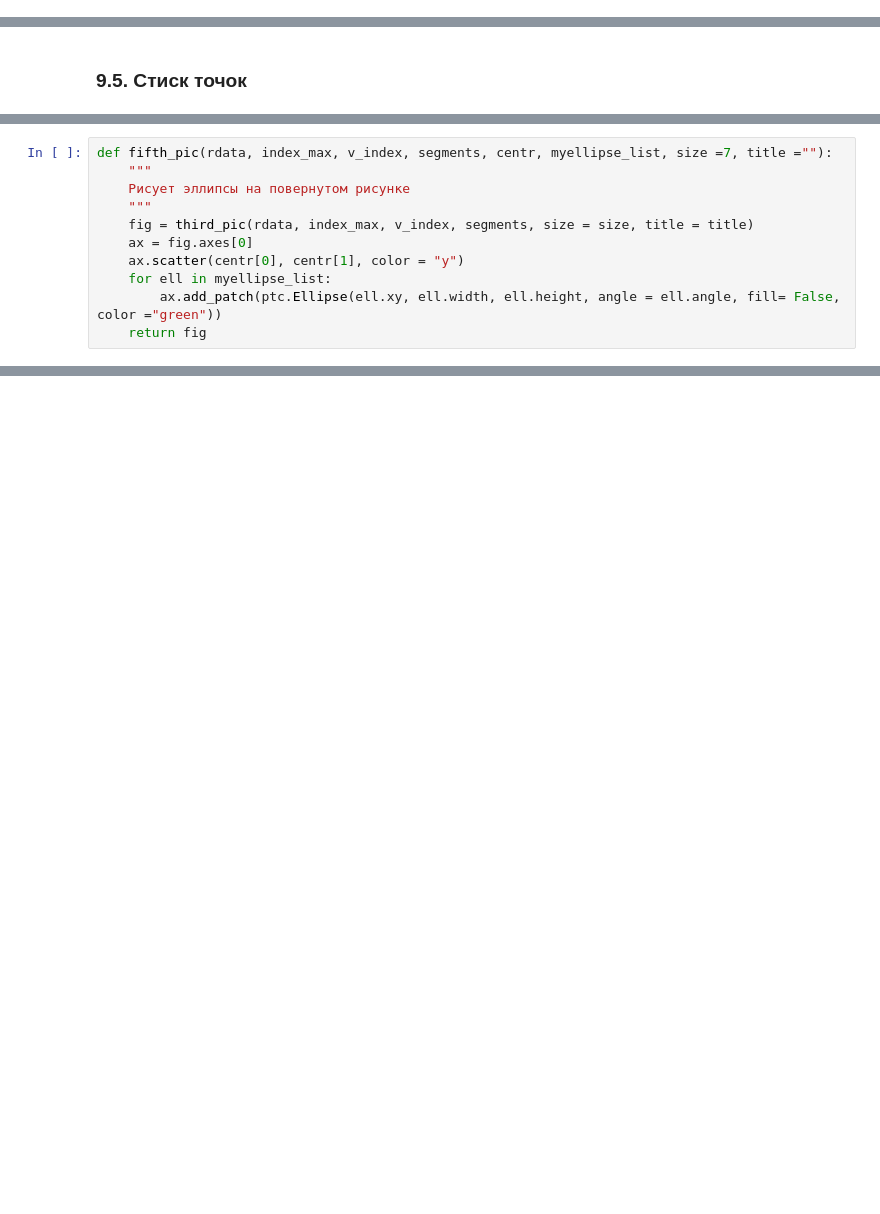
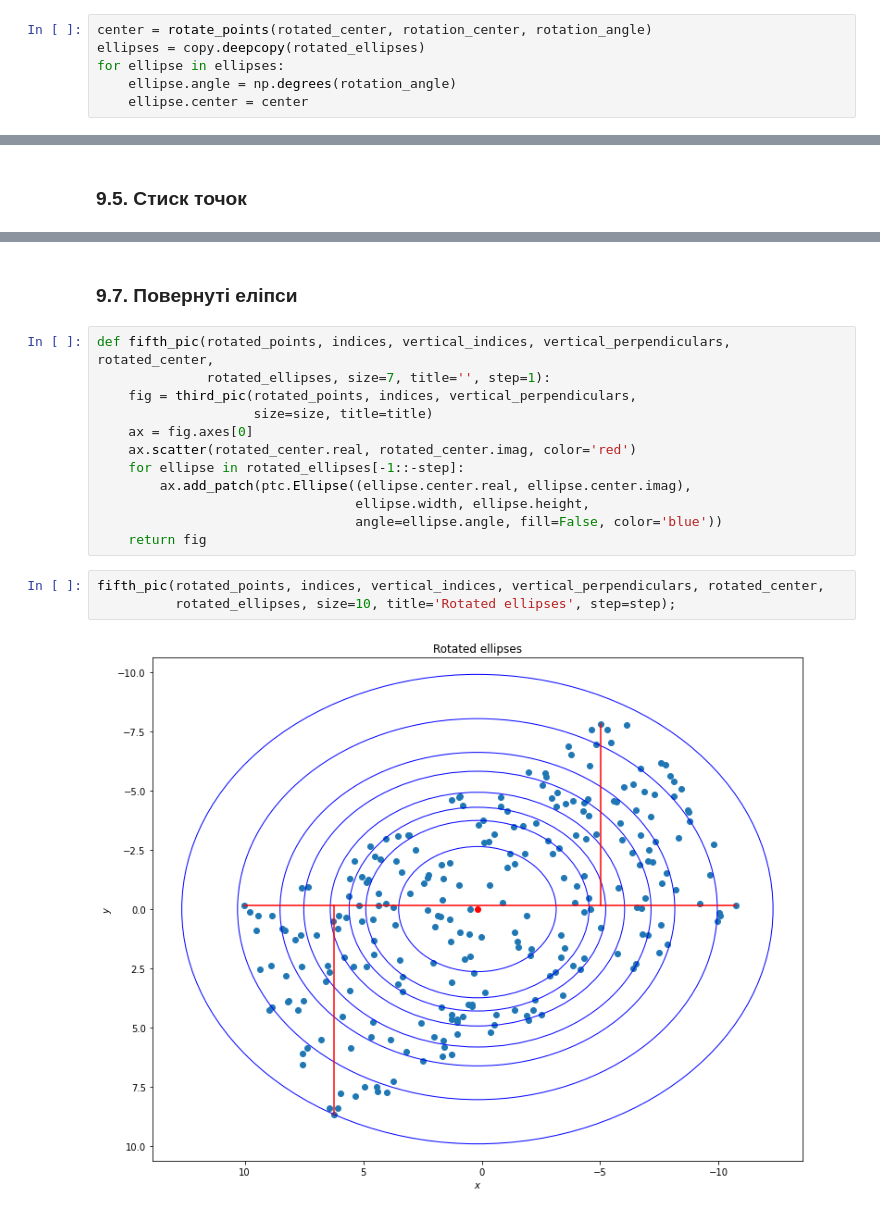
Before and after one commit to Sky-Nik/c5s2, a Jupyter notebook: pattern-recognition/lr1/solution.ipynb, the cells around one changed output, grey strips where cells are left out. Cells and saved outputs as stored; diff of their text form; blank space fills up the shorter version.

```diff
--- a/pattern-recognition/lr1/solution.ipynb
+++ b/pattern-recognition/lr1/solution.ipynb
@@ -167,0 +295,6 @@ compressed_points, compressed_segments = \
+# %%
+center = rotate_points(rotated_center, rotation_center, rotation_angle)
+ellipses = copy.deepcopy(rotated_ellipses)
+for ellipse in ellipses:
+    ellipse.angle = np.degrees(rotation_angle)
+    ellipse.center = center
@@ -363,11 +393,0 @@ MyEllipse xy: [ 0.28563719 -4.1301984 ], width: 18.744766329510455, height: 14.5
-# %%
-def fifth_pic(rdata, index_max, v_index, segments, centr, myellipse_list, size =7, title =""):
-    """
-    Рисует эллипсы на повернутом рисунке
-    """
-    fig = third_pic(rdata, index_max, v_index, segments, size = size, title = title)
-    ax = fig.axes[0]
-    ax.scatter(centr[0], centr[1], color = "y")
-    for ell in myellipse_list:
-        ax.add_patch(ptc.Ellipse(ell.xy, ell.width, ell.height, angle = ell.angle, fill= False, color ="green"))
-    return fig
@@ -434,0 +420,19 @@ _= end_pic(data, myellipse_list, centr, size =15 ,title = "Результат")
+# %% [markdown]
+### 9.7. Повернуті еліпси
+# %%
+def fifth_pic(rotated_points, indices, vertical_indices, vertical_perpendiculars, rotated_center,
+              rotated_ellipses, size=7, title='', step=1):
+    fig = third_pic(rotated_points, indices, vertical_perpendiculars,
+                    size=size, title=title)
+    ax = fig.axes[0]
+    ax.scatter(rotated_center.real, rotated_center.imag, color='red')
+    for ellipse in rotated_ellipses[-1::-step]:
+        ax.add_patch(ptc.Ellipse((ellipse.center.real, ellipse.center.imag),
+                                 ellipse.width, ellipse.height,
+                                 angle=ellipse.angle, fill=False, color='blue'))
+    return fig
+# %%
+fifth_pic(rotated_points, indices, vertical_indices, vertical_perpendiculars, rotated_center,
+          rotated_ellipses, size=10, title='Rotated ellipses', step=step);
+# %% [output]
+[figure, added]
```
Also changed, not shown: parts of 89 cells of this notebook, 2 other files.
